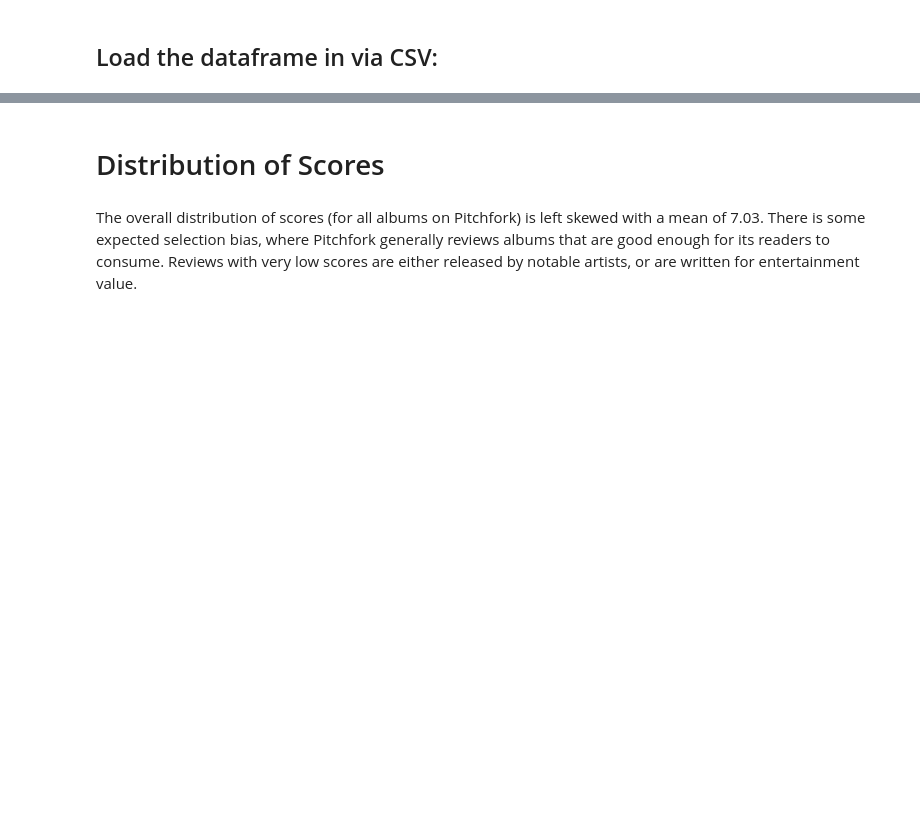
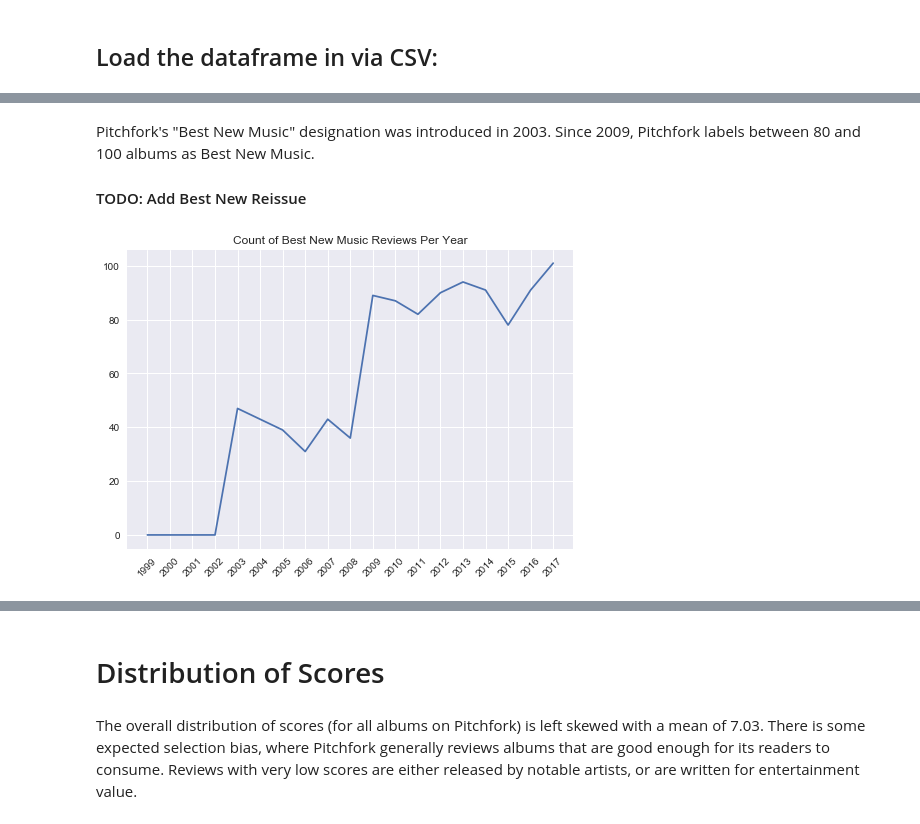
Before and after one commit to andrewjbashford/GalvanizeCapstone, a Jupyter notebook: EDA.ipynb, the cells around one changed output, grey strips where cells are left out. Drawn from its saved outputs; the diff is of its cells as text; code cells hidden in the pictures; blank space fills up the shorter version.

```diff
--- a/EDA.ipynb
+++ b/EDA.ipynb
@@ -114,0 +148,12 @@ df.head()
+# %% [markdown]
+Pitchfork's "Best New Music" designation was introduced in 2003. Since 2009, Pitchfork labels between 80 and 100 albums as Best New Music.
+
+
+#### TODO: Add Best New Reissue
+# %%
+plt.plot(df.groupby('pub_year').sum()['best_new_music'])
+plt.title("Count of Best New Music Reviews Per Year")
+plt.xticks(range(1999,2018), rotation=45)
+plt.show()
+# %% [output]
+[figure, added]
```
Also changed, not shown: parts of 31 cells of this notebook.
